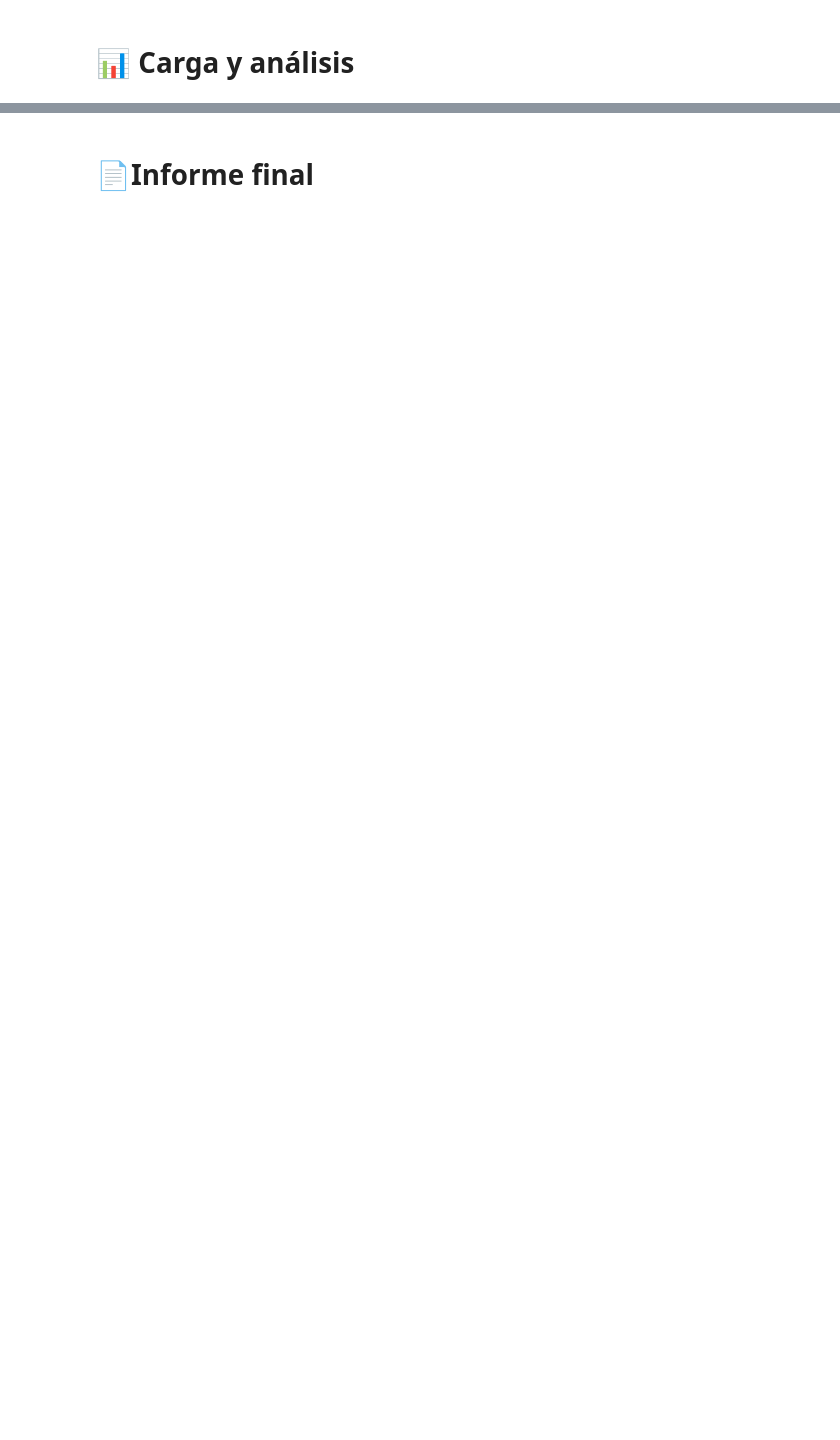
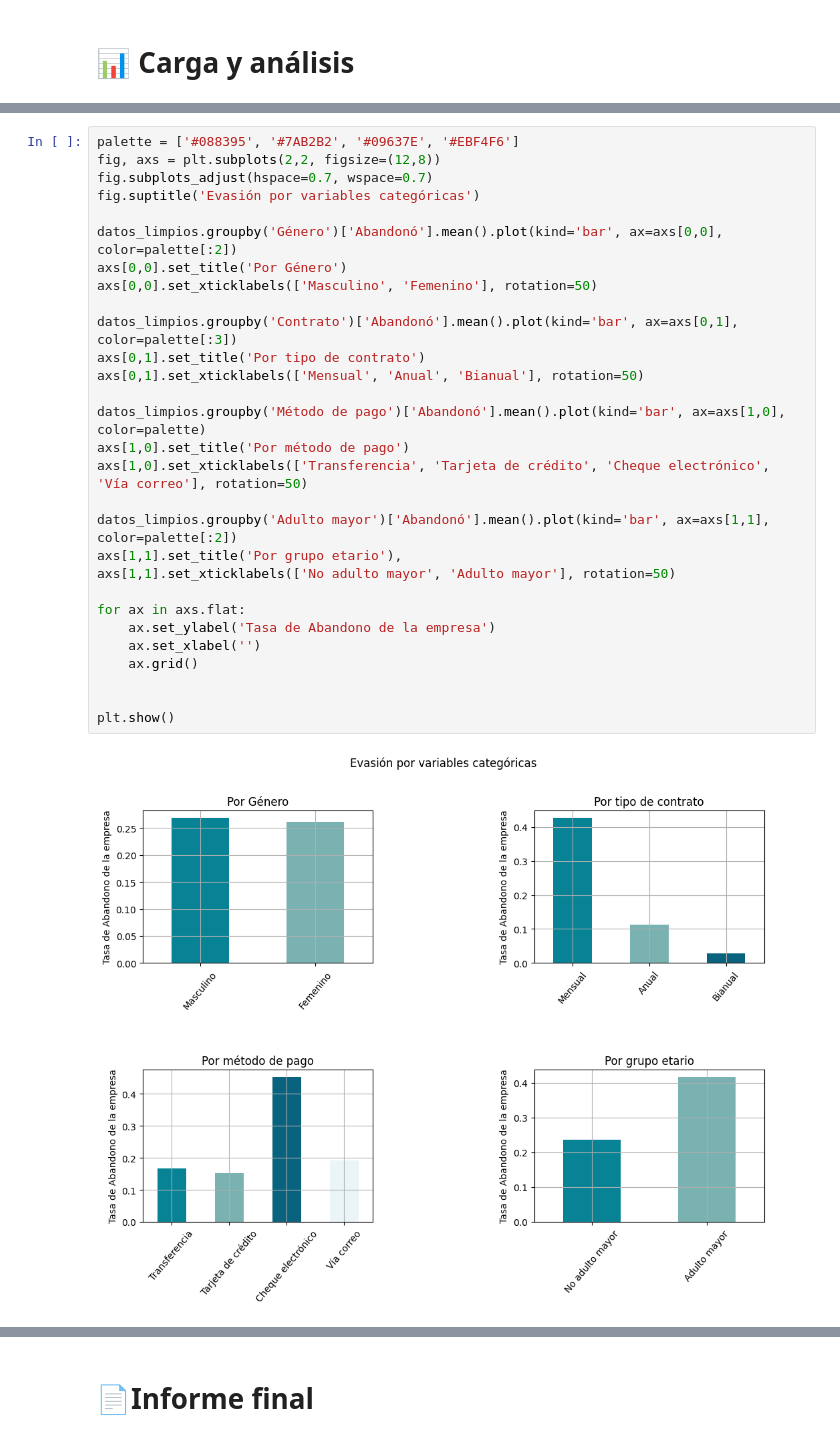
Before and after one commit to ValentinaQuinteroC/Challenge_TELECOMX1, a Jupyter notebook: Challenge_TELECOMX1.ipynb, the cells around one changed output, grey strips where cells are left out. Drawn from its saved outputs; the diff is of its cells as text; blank space fills up the shorter version.

```diff
--- a/Challenge_TELECOMX1.ipynb
+++ b/Challenge_TELECOMX1.ipynb
@@ -307,0 +326,31 @@ datos_limpios.groupby('Continuidad').sum(numeric_only=True)
+# %%
+palette = ['#088395', '#7AB2B2', '#09637E', '#EBF4F6']
+fig, axs = plt.subplots(2,2, figsize=(12,8))
+fig.subplots_adjust(hspace=0.7, wspace=0.7)
+fig.suptitle('Evasión por variables categóricas')
+
+datos_limpios.groupby('Género')['Abandonó'].mean().plot(kind='bar', ax=axs[0,0], color=palette[:2])
+axs[0,0].set_title('Por Género')
+axs[0,0].set_xticklabels(['Masculino', 'Femenino'], rotation=50)
+
+datos_limpios.groupby('Contrato')['Abandonó'].mean().plot(kind='bar', ax=axs[0,1], color=palette[:3])
+axs[0,1].set_title('Por tipo de contrato')
+axs[0,1].set_xticklabels(['Mensual', 'Anual', 'Bianual'], rotation=50)
+
+datos_limpios.groupby('Método de pago')['Abandonó'].mean().plot(kind='bar', ax=axs[1,0], color=palette)
+axs[1,0].set_title('Por método de pago')
+axs[1,0].set_xticklabels(['Transferencia', 'Tarjeta de crédito', 'Cheque electrónico', 'Vía correo'], rotation=50)
+
+datos_limpios.groupby('Adulto mayor')['Abandonó'].mean().plot(kind='bar', ax=axs[1,1], color=palette[:2])
+axs[1,1].set_title('Por grupo etario'),
+axs[1,1].set_xticklabels(['No adulto mayor', 'Adulto mayor'], rotation=50)
+
+for ax in axs.flat:
+    ax.set_ylabel('Tasa de Abandono de la empresa')
+    ax.set_xlabel('')
+    ax.grid()
+
+
+plt.show()
+# %% [output]
+[figure, added]
```
Also changed, not shown: parts of 12 cells of this notebook.
